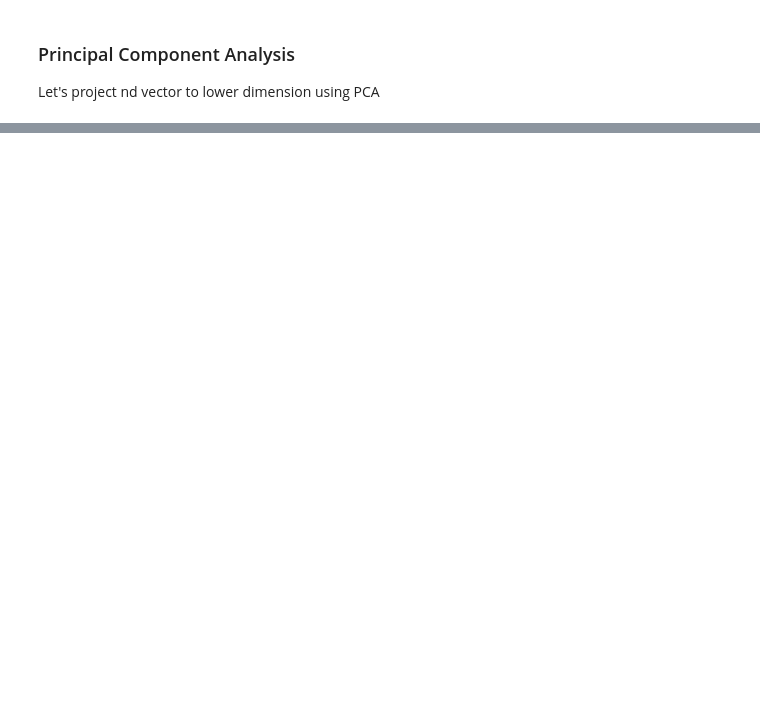
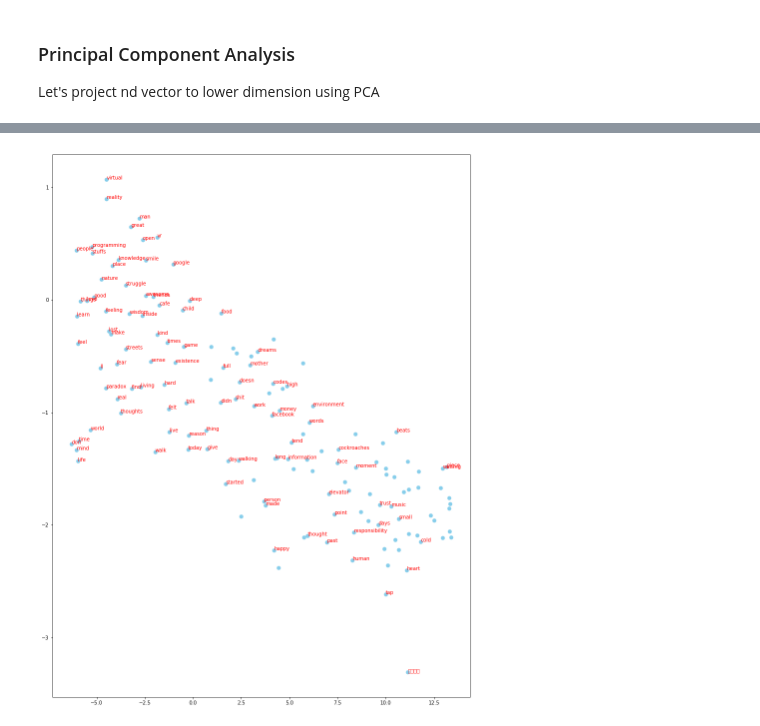
Before and after one commit to NISH1001/thought-analysis, a Jupyter notebook: analyzer.ipynb, the cells around one changed output, grey strips where cells are left out. Drawn from its saved outputs; the diff is of its cells as text; code cells hidden in the pictures; blank space fills up the shorter version.

```diff
--- a/analyzer.ipynb
+++ b/analyzer.ipynb
@@ -181,0 +204,19 @@ plt.show()
+# %%
+tsne_model = TSNE(perplexity=40, n_components=2, init='pca', n_iter=2500)
+snevals = tsne_model.fit_transform(vectors)
+# %%
+%matplotlib inline
+plt.rcParams['figure.figsize'] = 15, 20
+Xt = snevals[:, 0]
+Yt = snevals[:, 1]
+#plt.scatter(Xp, Yp)
+
+# plot
+fig, ax = plt.subplots()
+#ax = Axes3D(fig)
+ax.scatter(Xt, Yt, c='skyblue', s=50)
+
+for i in range(0, 100):
+    ax.annotate(vocabs_topn[i], (Xt[i],Yt[i]), color='red')
+# %% [output]
+[figure, added]
```
Also changed, not shown: parts of 21 cells of this notebook, 1 other file.
